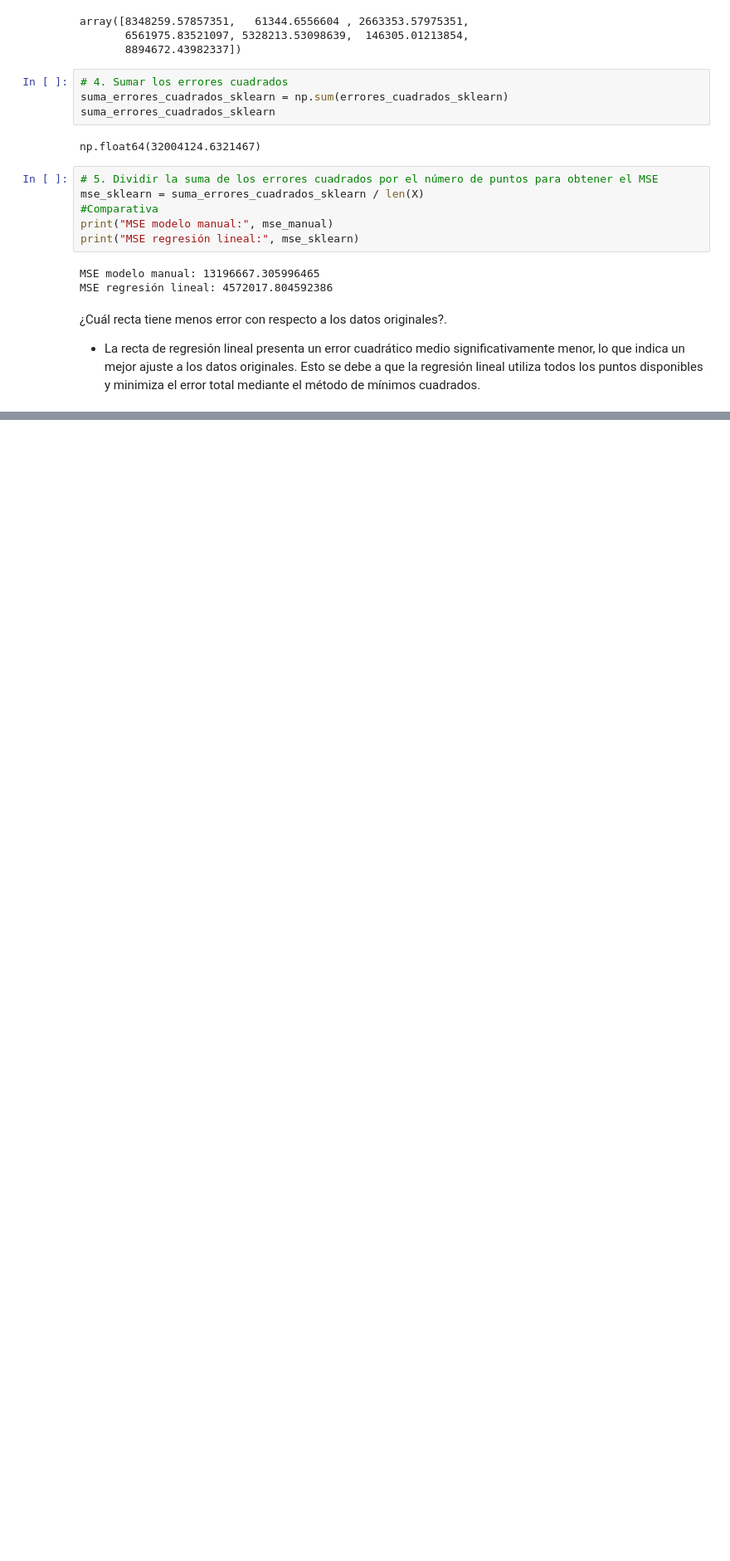
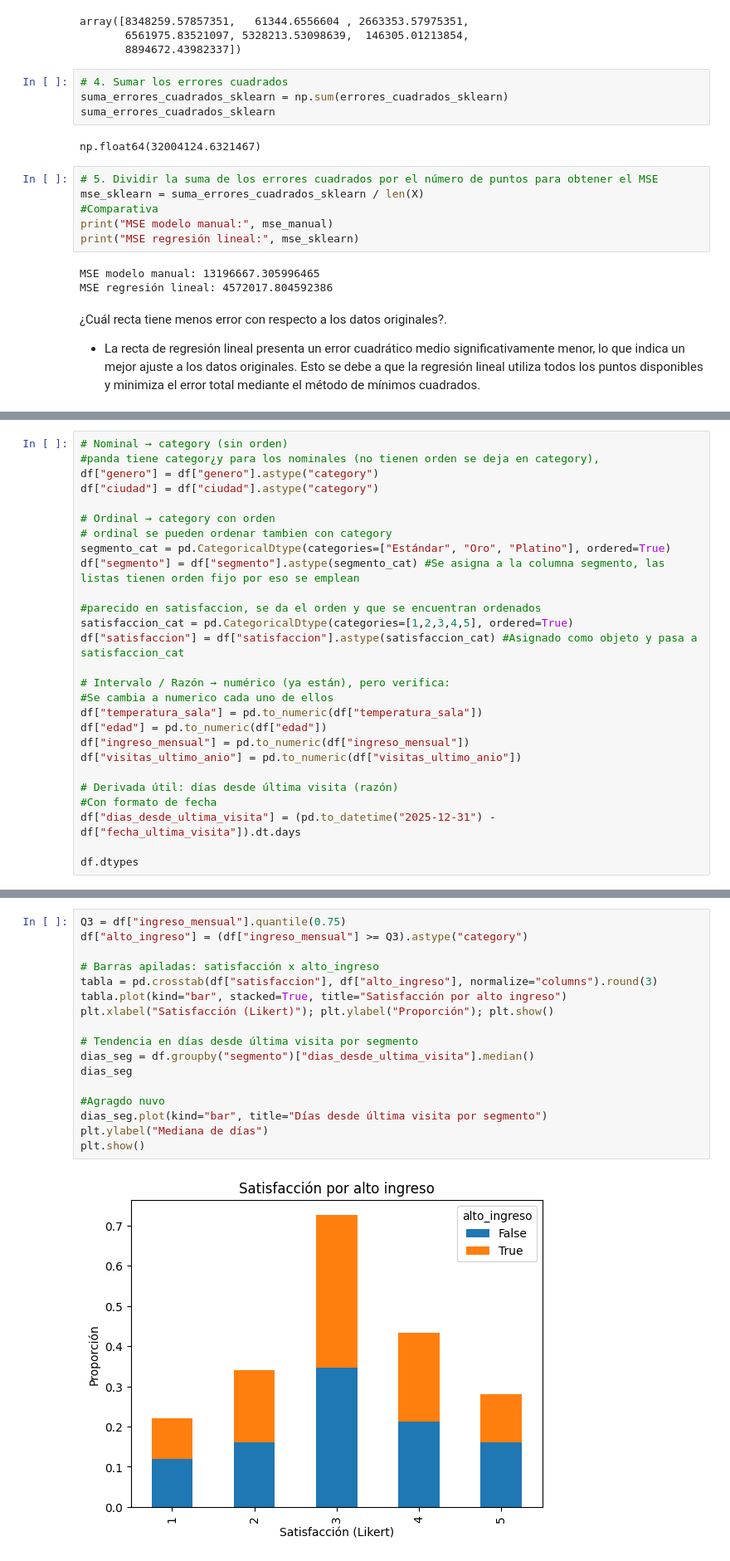
Before and after one commit to Roberto182377/mineriaDeDatos, a Jupyter notebook: Untitled0.ipynb, the cells around one changed output, grey strips where cells are left out. Shown at 83% size. Drawn from its saved outputs; the diff is of its cells as text; blank space fills up the shorter version.

```diff
--- a/Untitled0.ipynb
+++ b/Untitled0.ipynb
@@ -887,0 +952,27 @@ MSE regresión lineal: 4572017.804592386
+# %%
+# Nominal → category (sin orden)
+#panda tiene categor¿y para los nominales (no tienen orden se deja en category),
+df["genero"] = df["genero"].astype("category")
+df["ciudad"] = df["ciudad"].astype("category")
+
+# Ordinal → category con orden
+# ordinal se pueden ordenar tambien con category
+segmento_cat = pd.CategoricalDtype(categories=["Estándar", "Oro", "Platino"], ordered=True)
+df["segmento"] = df["segmento"].astype(segmento_cat) #Se asigna a la columna segmento, las listas tienen orden fijo por eso se emplean
+
+#parecido en satisfaccion, se da el orden y que se encuentran ordenados
+satisfaccion_cat = pd.CategoricalDtype(categories=[1,2,3,4,5], ordered=True)
+df["satisfaccion"] = df["satisfaccion"].astype(satisfaccion_cat) #Asignado como objeto y pasa a satisfaccion_cat
+
+# Intervalo / Razón → numérico (ya están), pero verifica:
+#Se cambia a numerico cada uno de ellos
+df["temperatura_sala"] = pd.to_numeric(df["temperatura_sala"])
+df["edad"] = pd.to_numeric(df["edad"])
+df["ingreso_mensual"] = pd.to_numeric(df["ingreso_mensual"])
+df["visitas_ultimo_anio"] = pd.to_numeric(df["visitas_ultimo_anio"])
+
+# Derivada útil: días desde última visita (razón)
+#Con formato de fecha
+df["dias_desde_ultima_visita"] = (pd.to_datetime("2025-12-31") - df["fecha_ultima_visita"]).dt.days
+
+df.dtypes
@@ -887,0 +1138,19 @@ MSE regresión lineal: 4572017.804592386
+# %%
+Q3 = df["ingreso_mensual"].quantile(0.75)
+df["alto_ingreso"] = (df["ingreso_mensual"] >= Q3).astype("category")
+
+# Barras apiladas: satisfacción x alto_ingreso
+tabla = pd.crosstab(df["satisfaccion"], df["alto_ingreso"], normalize="columns").round(3)
+tabla.plot(kind="bar", stacked=True, title="Satisfacción por alto ingreso")
+plt.xlabel("Satisfacción (Likert)"); plt.ylabel("Proporción"); plt.show()
+
+# Tendencia en días desde última visita por segmento
+dias_seg = df.groupby("segmento")["dias_desde_ultima_visita"].median()
+dias_seg
+
+#Agragdo nuvo
+dias_seg.plot(kind="bar", title="Días desde última visita por segmento")
+plt.ylabel("Mediana de días")
+plt.show()
+# %% [output]
+[figure, added]
```
Also changed, not shown: parts of 22 cells of this notebook.
